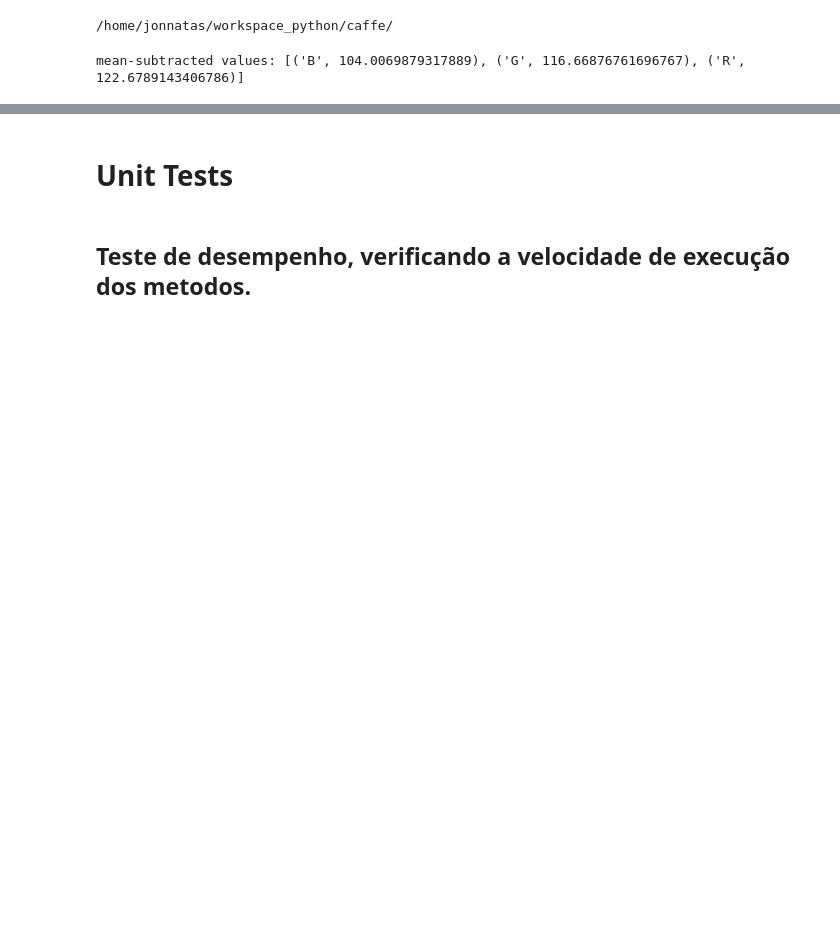
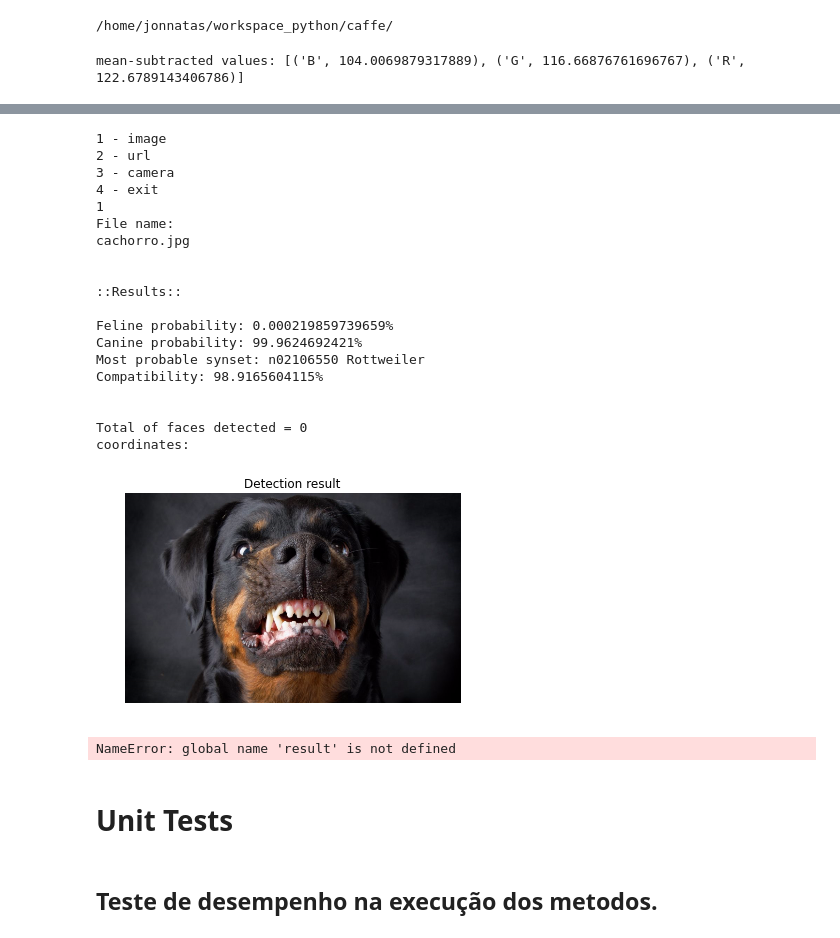
Before and after one commit to jonnatas/DAS, a Jupyter notebook: EX/EX03.ipynb, the cells around one changed output, grey strips where cells are left out. Saved outputs shown, nothing was run; the diff lists cells and outputs as text; code cells hidden in the pictures; blank space fills up the shorter version.

Commit message:
Finalizando os testes

```diff
--- a/EX/EX03.ipynb
+++ b/EX/EX03.ipynb
@@ -201,3 +162,11 @@ def options():
+# %%
+def options():
+        print('1 - image')
+        print('2 - url')
+        print('3 - camera')
+        print('4 - exit')
+
+        return int(raw_input(''))
 # %%
 def option_image(image_name):
         image = cv2.VideoCapture(image_name)
@@ -262,5 +224,63 @@ if __name__ == '__main__':
+# %%
+def option_camera():
+        frame = get_image_camera()
+        image_recognition = caffe.io.load_image(os.path.join(caffe_root, 'examples', 'images','frame.jpg'))
+        pb = probability(image_recognition)
+        image_detected, faces = detect(frame)
+
+        plt.imshow(image_detected[:,:,::-1])
+        plt.title('Detection result')
+        plt.axis('off')
+        plt.show()
+        return faces, pb
+# %%
+if __name__ == '__main__':
+    while True:
+        option = options()
+        t_init = time.time()
+
+        if option == 1:
+            image_name = raw_input('File name:\n')
+            option_image(image_name)
+
+        elif option == 2:
+            image_url = raw_input('enter the image url:\n')
+            option_url(image_url)
+
+        elif option == 3:
+            option_camera()
+
+        elif option == 4:
+            break
+        t_end = time.time()
+
+        print ("Time: "+str(t_end-t_init)+" (s)")
+
+    print ("Time of oprion Image: "+str(t_end-t_init)+" (s)")
+# %% [output]
+1 - image
+2 - url
+3 - camera
+4 - exit
+1
+File name:
+cachorro.jpg
+
+
+::Results::
+
+Feline probability: 0.000219859739659%
+Canine probability: 99.9624692421%
+Most probable synset: n02106550 Rottweiler
+Compatibility: 98.9165604115%
+
+
+Total of faces detected = 0
+coordinates:
+[figure, added]
+NameError: global name 'result' is not defined
 # %% [markdown]
 # Unit Tests
 # %% [markdown]
-## Teste de desempenho, verificando a velocidade de execução dos metodos.
+## Teste de desempenho na execução dos metodos.
 # %%
```
Also changed, not shown: parts of 19 cells of this notebook.
